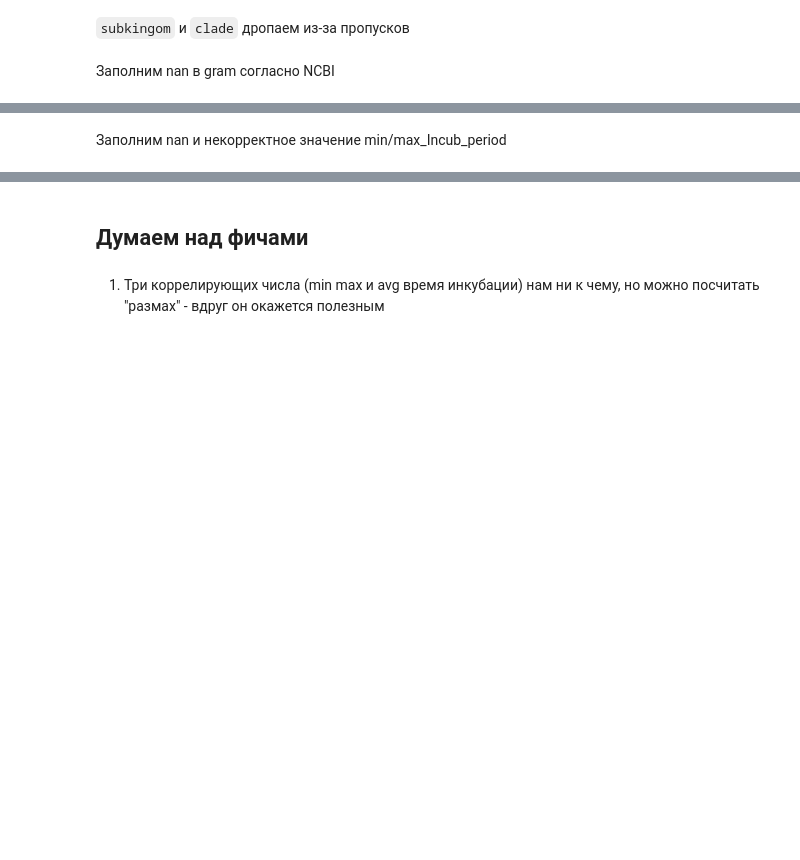
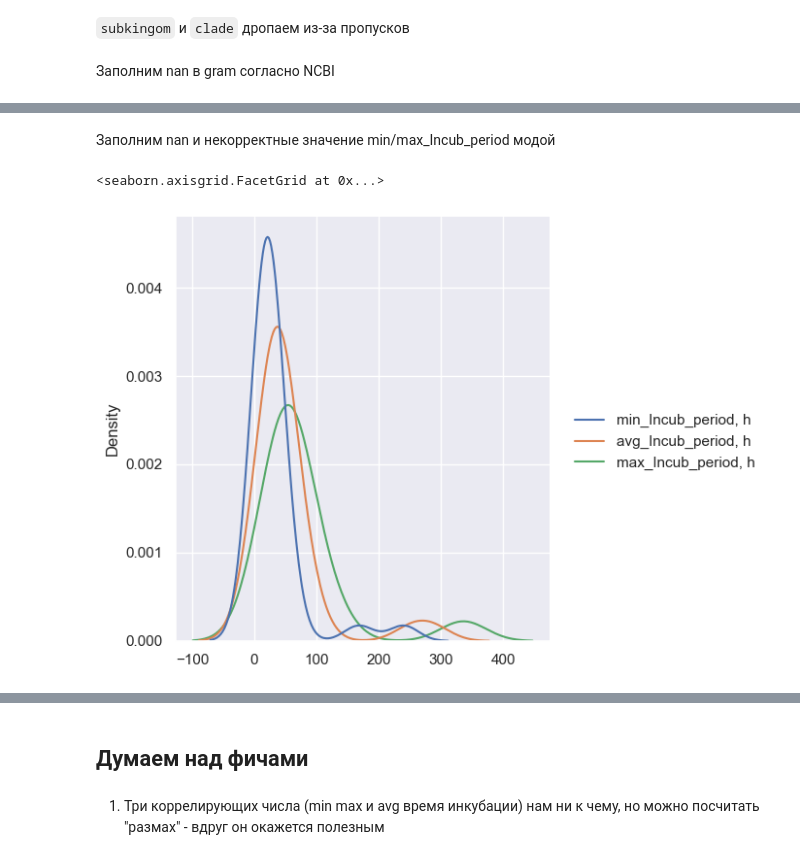
Before and after one commit to vahahahart/hackathon_team_3, a Jupyter notebook: final_NP.ipynb, the cells around one changed output, grey strips where cells are left out. Cells and saved outputs as stored; diff of their text form; code cells hidden in the pictures; blank space fills up the shorter version.

```diff
--- a/final_NP.ipynb
+++ b/final_NP.ipynb
@@ -490,3 +503,8 @@ df_bac.loc[df_bac.gram.isna()] = 'p'
 # %% [markdown]
-Заполним nan и некорректное значение min/max_Incub_period
+Заполним nan и некорректные значение min/max_Incub_period модой
+# %%
+sns.displot(data=df_bac[['min_Incub_period, h', 'avg_Incub_period, h', 'max_Incub_period, h']], kind='kde')
+# %% [output]
+<seaborn.axisgrid.FacetGrid at 0x...>
+[figure, added]
 # %%
```
Also changed, not shown: parts of 21 cells of this notebook, 1 other file.
